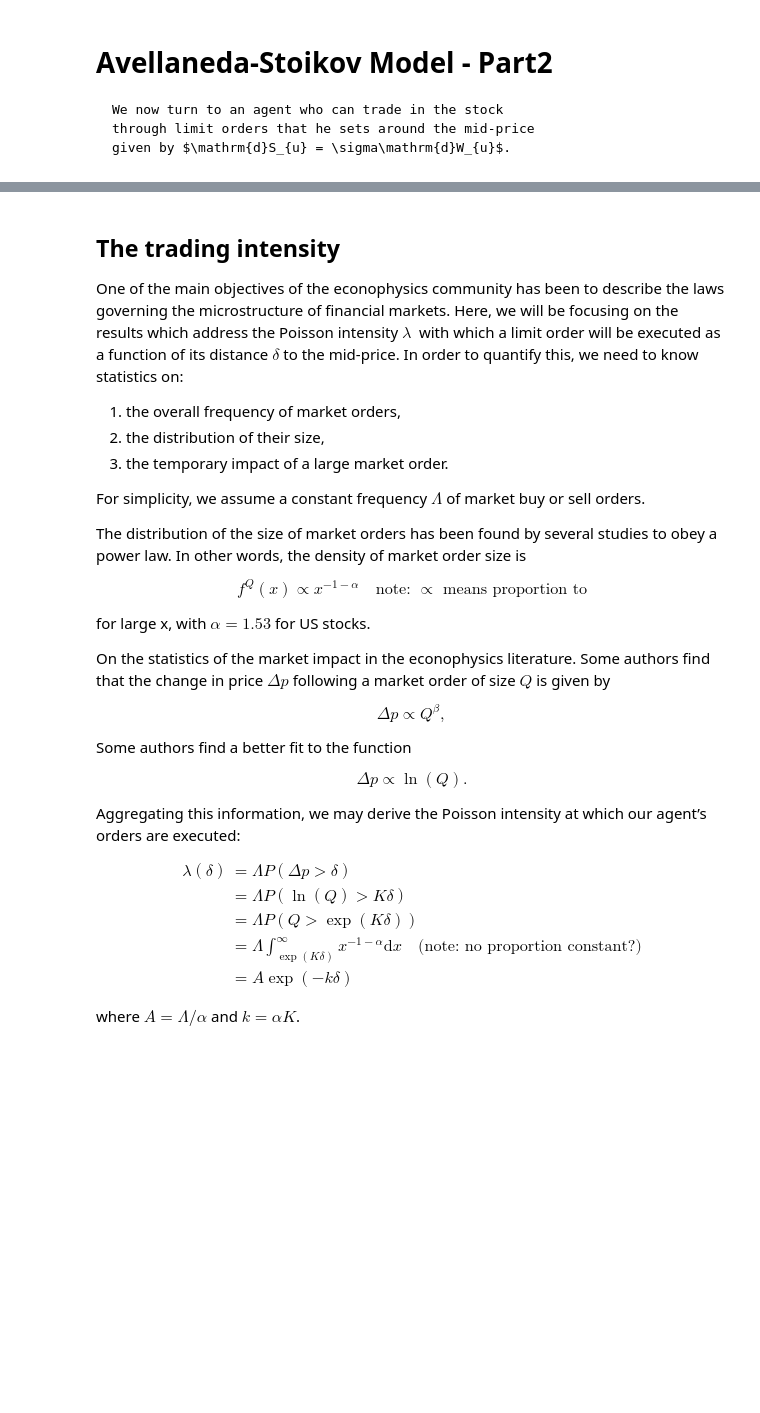
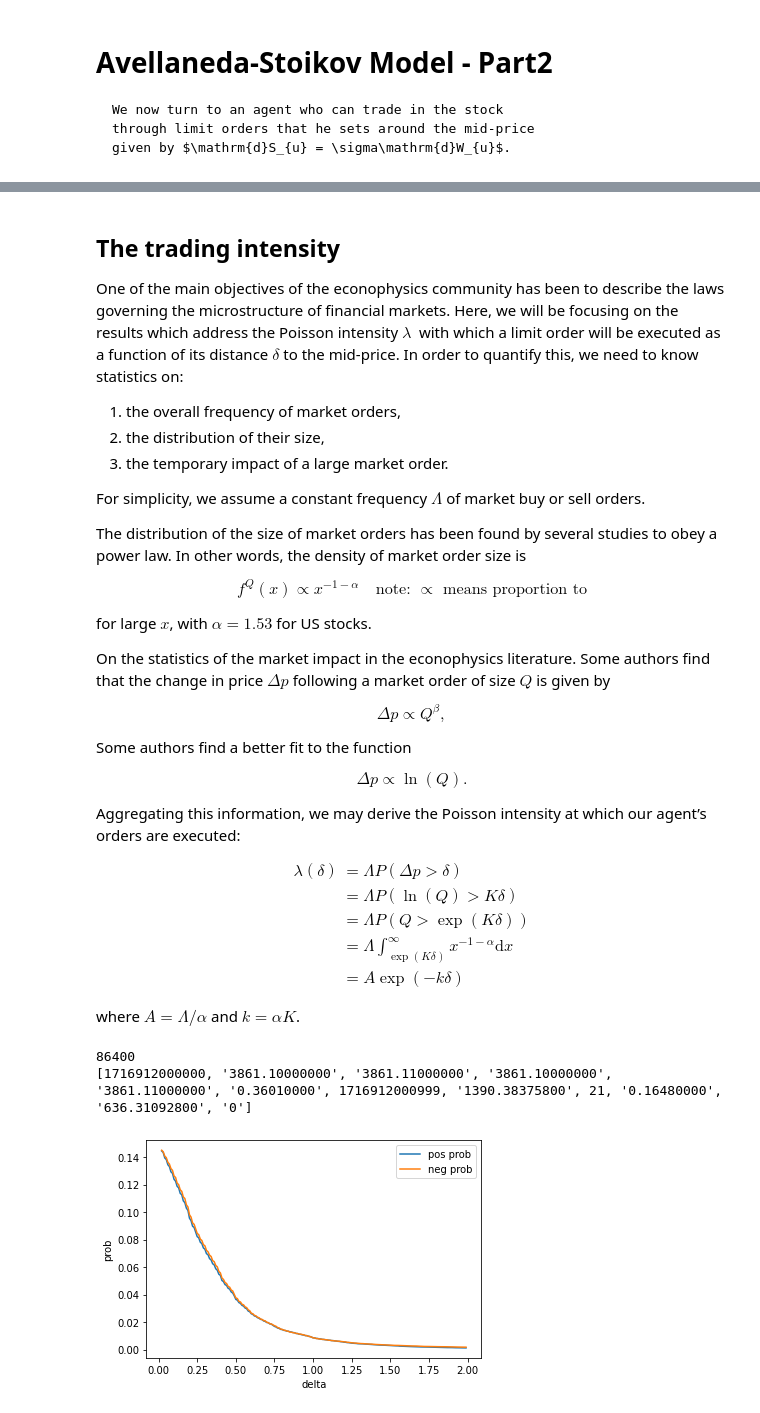
Before and after one commit to newfacade/notes-on-trading, a Jupyter notebook: _sources/as-part2.ipynb, the cells around one changed output, grey strips where cells are left out. Cells and saved outputs as stored; diff of their text form; code cells hidden in the pictures; blank space fills up the shorter version.

```diff
--- a/_sources/as-part2.ipynb
+++ b/_sources/as-part2.ipynb
@@ -90,7 +96,7 @@ words, the density of market order size is
 
 $$f^{Q}(x)\propto x^{-1-\alpha}\quad\text{note: }\propto\text{ means proportion to}$$
 
-for large x, with $\alpha=1.53$ for US stocks.
+for large $x$, with $\alpha=1.53$ for US stocks.
 
 On the statistics of the market impact in the econophysics literature. Some authors find that the change in price $\Delta{p}$ following a market order of size $Q$ is given by
 
@@ -109,9 +115,48 @@ $$
 \lambda(\delta) &= \Lambda P(\Delta p>\delta) \\
 &= \Lambda P(\ln(Q)>K\delta) \\
 &= \Lambda P(Q>\exp(K\delta)) \\
-&= \Lambda \int_{\exp(K\delta)}^{\infty}x^{-1-\alpha}\mathrm{d}x\quad \text{(note: no proportion constant?)}\\
+&= \Lambda \int_{\exp(K\delta)}^{\infty}x^{-1-\alpha}\mathrm{d}x\\
 &= A\exp(-k\delta)
 \end{aligned}
 $$
 
 where $A=\Lambda/\alpha$ and $k=\alpha K$.
+# %%
+from utils import *
+
+lst = read_jsonl('2024-05-29.json')
+show_list(lst)
+# %% [output]
+86400
+[1716912000000, '3861.10000000', '3861.11000000', '3861.10000000', '3861.11000000', '0.36010000', 1716912000999, '1390.38375800', 21, '0.16480000', '636.31092800', '0']
+# %%
+import numpy as np
+
+
+def get_probs(diffs):
+    result = []
+    for diff in diffs:
+        cnt = 0
+        for item in lst:
+            mid, high, low = float(item[1]), float(item[2]), float(item[3])
+            if diff >= 0 and high - mid > diff:
+                cnt += 1
+            elif diff < 0 and low - mid < diff:
+                cnt += 1
+        result.append(cnt/len(lst))
+    return np.array(result)
+
+x = np.arange(0, 2, 0.01)
+pos = get_probs(x)
+neg = get_probs(-x)
+# %%
+import matplotlib.pyplot as plt
+
+plt.plot(x[2:], pos[2:], label='pos prob')
+plt.plot(x[2:], neg[2:], label='neg prob')
+plt.legend()
+plt.xlabel('delta')
+plt.ylabel('prob')
+plt.show()
+# %% [output]
+[figure, added]
```
Also changed, not shown: parts of 3 cells of this notebook, 33 other files.
